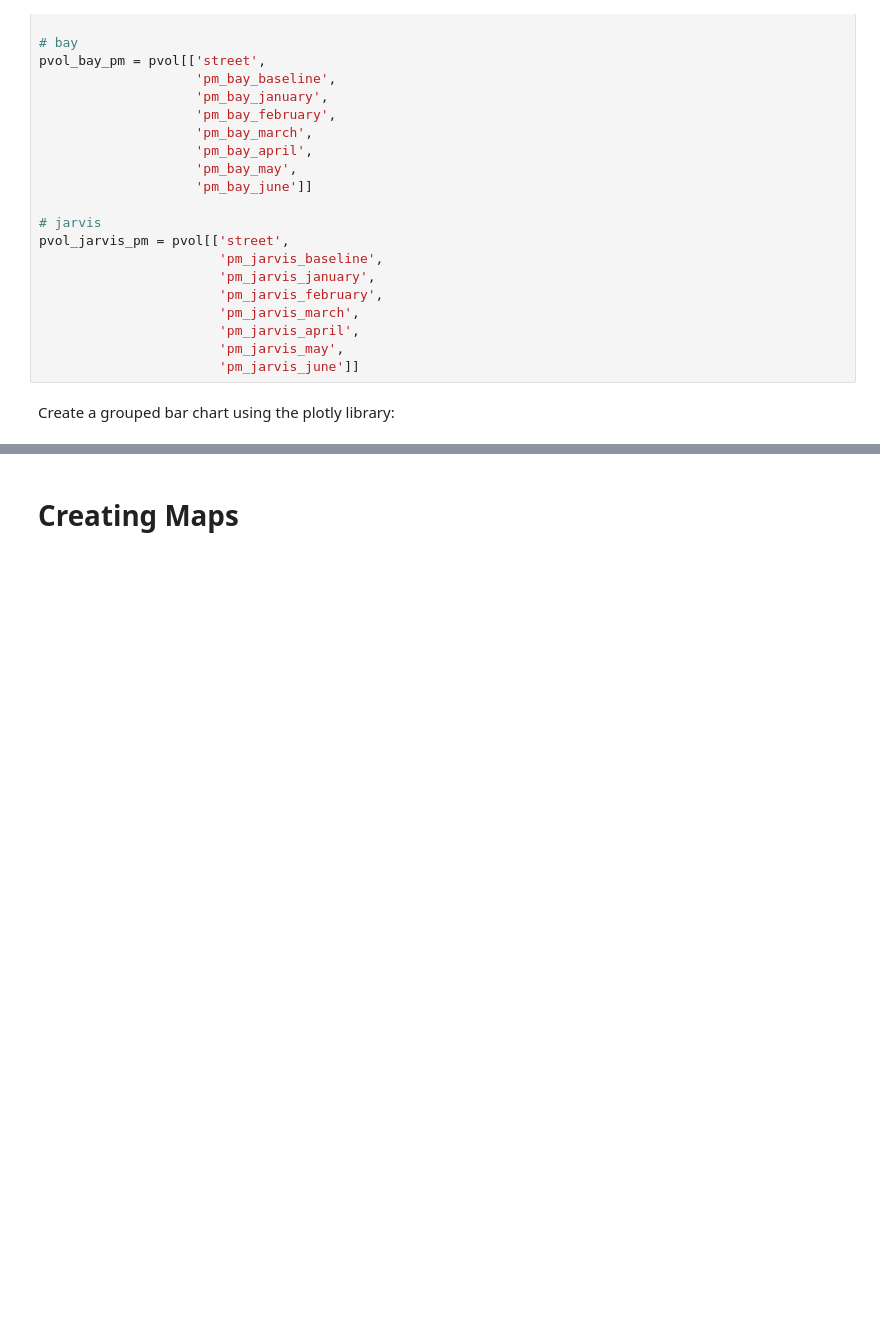
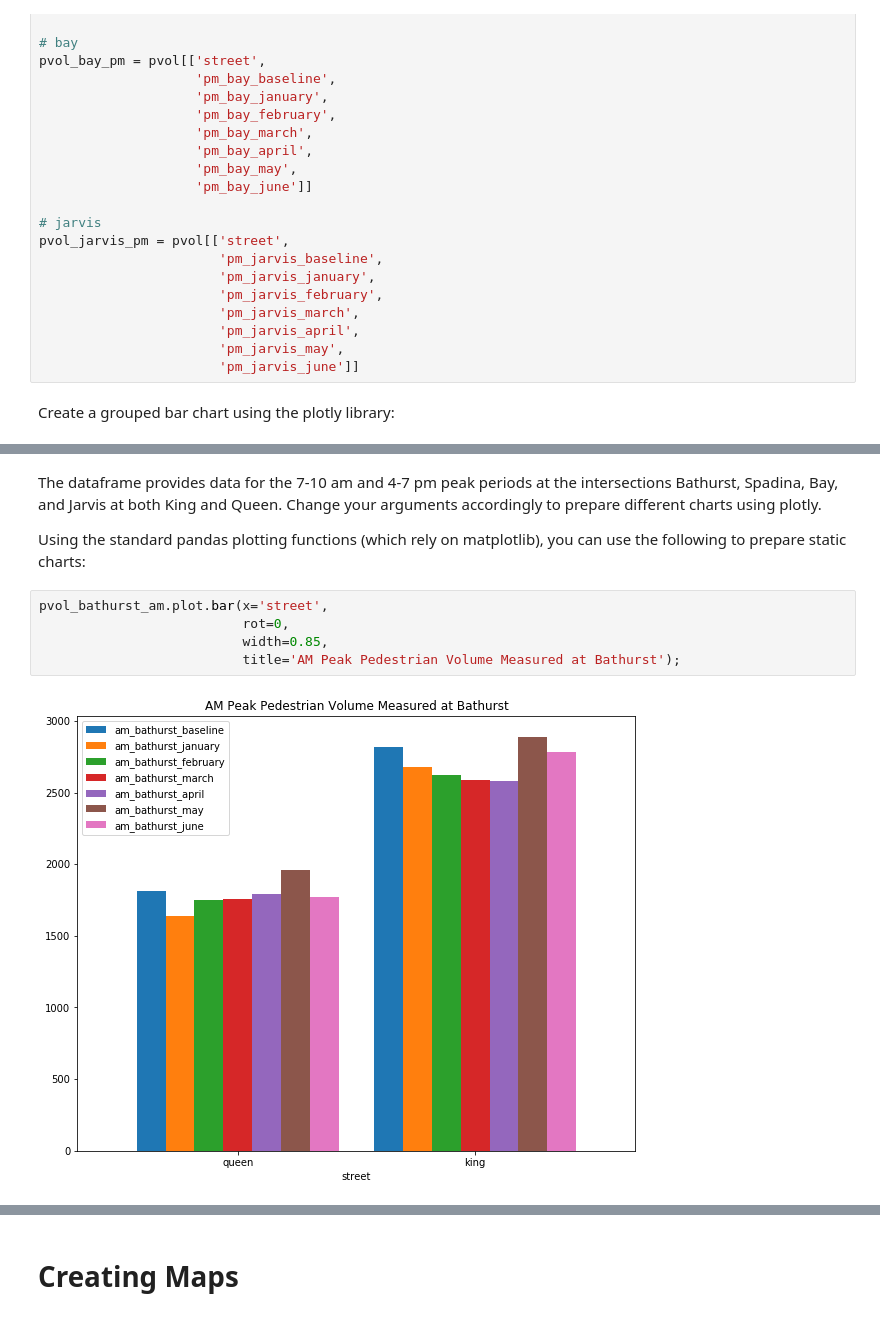
Before and after one commit to CriticalMaking/TPL, a Jupyter notebook: tpl.ipynb, the cells around one changed output, grey strips where cells are left out. Cells and saved outputs as stored; diff of their text form; blank space fills up the shorter version.

Commit message:
updated ipynb with pandas plots

```diff
--- a/tpl.ipynb
+++ b/tpl.ipynb
@@ -202,3 +204,14 @@ fig = go.Figure(data=data, layout=layout)
 py.iplot(fig, filename='grouped-bar')
 # %% [output]
 [interactive output not drawn]
+# %% [markdown]
+The dataframe provides data for the 7-10 am and 4-7 pm peak periods at the intersections Bathurst, Spadina, Bay, and Jarvis at both King and Queen. Change your arguments accordingly to prepare different charts using plotly.
+
+Using the standard pandas plotting functions (which rely on matplotlib), you can use the following to prepare static charts:
+# %%
+pvol_bathurst_am.plot.bar(x='street',
+                          rot=0,
+                          width=0.85,
+                          title='AM Peak Pedestrian Volume Measured at Bathurst');
+# %% [output]
+[figure, added]
```
Also changed, not shown: parts of 4 cells of this notebook, 1 other file.
